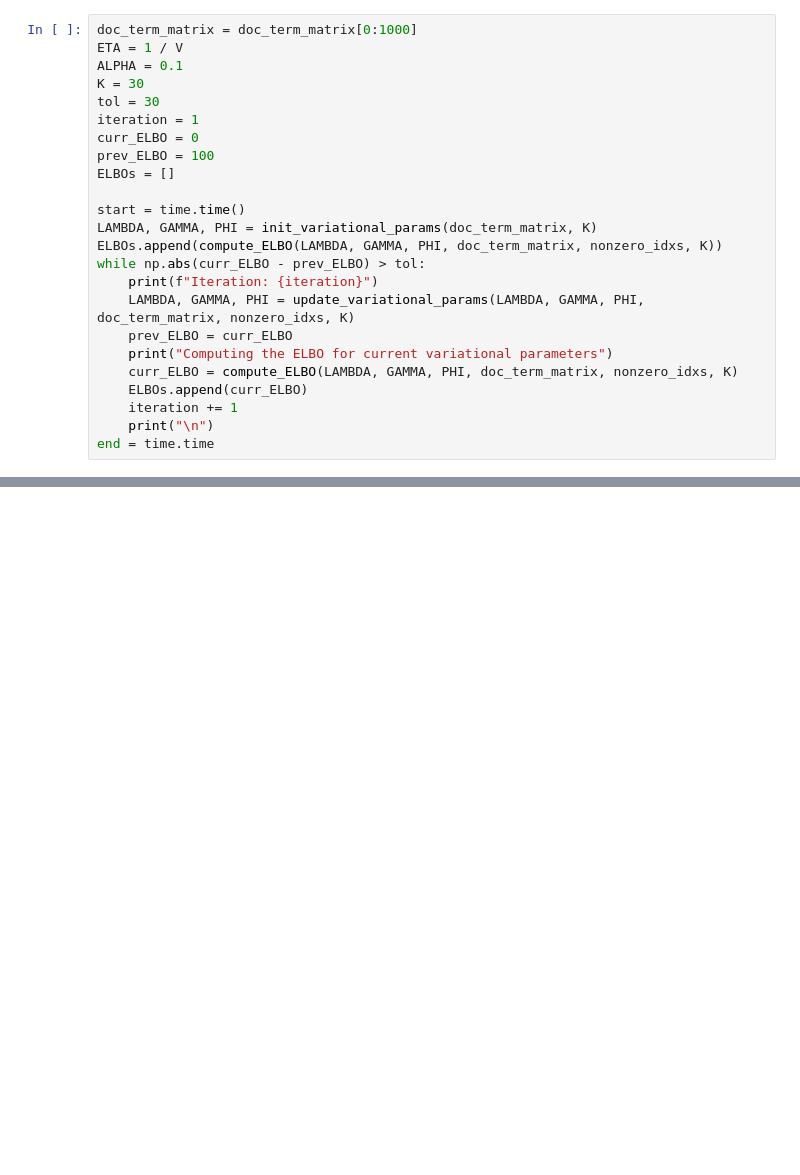
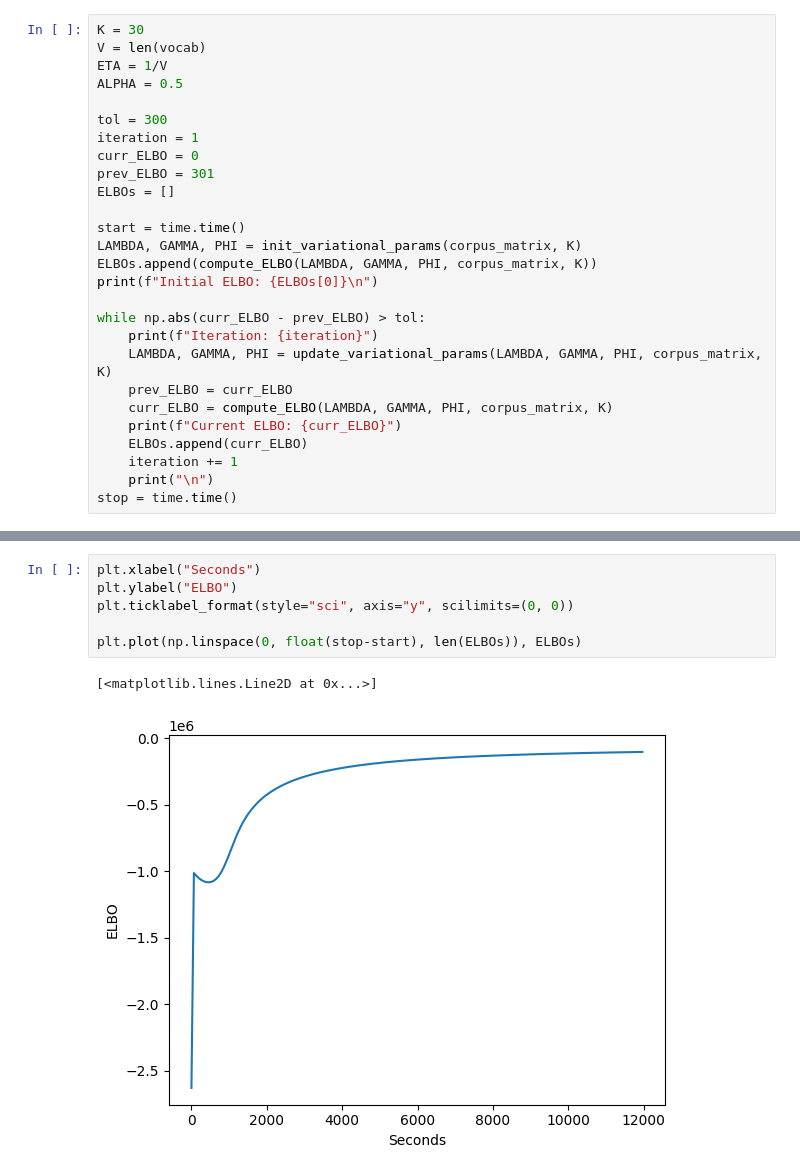
Before and after one commit to dasaeed/HT, a Jupyter notebook: LDA/LDA_AP.ipynb, the cells around one changed output, grey strips where cells are left out. Saved outputs shown, nothing was run; the diff lists cells and outputs as text; blank space fills up the shorter version.

Commit message:
ap corpus stuff

```diff
--- a/LDA/LDA_AP.ipynb
+++ b/LDA/LDA_AP.ipynb
@@ -156,25 +258,28 @@ def update_variational_params(LAMBDA, GAMMA, PHI, doc_term_matrix, nonzero_idxs,
 # %%
-doc_term_matrix = doc_term_matrix[0:1000]
-ETA = 1 / V
-ALPHA = 0.1
 K = 30
-tol = 30
+V = len(vocab)
+ETA = 1/V
+ALPHA = 0.5
+
+tol = 300
 iteration = 1
 curr_ELBO = 0
-prev_ELBO = 100
+prev_ELBO = 301
 ELBOs = []
 
 start = time.time()
-LAMBDA, GAMMA, PHI = init_variational_params(doc_term_matrix, K)
-ELBOs.append(compute_ELBO(LAMBDA, GAMMA, PHI, doc_term_matrix, nonzero_idxs, K))
+LAMBDA, GAMMA, PHI = init_variational_params(corpus_matrix, K)
+ELBOs.append(compute_ELBO(LAMBDA, GAMMA, PHI, corpus_matrix, K))
+print(f"Initial ELBO: {ELBOs[0]}\n")
+
 while np.abs(curr_ELBO - prev_ELBO) > tol:
     print(f"Iteration: {iteration}")
-    LAMBDA, GAMMA, PHI = update_variational_params(LAMBDA, GAMMA, PHI, doc_term_matrix, nonzero_idxs, K)
+    LAMBDA, GAMMA, PHI = update_variational_params(LAMBDA, GAMMA, PHI, corpus_matrix, K)
     prev_ELBO = curr_ELBO
-    print("Computing the ELBO for current variational parameters")
-    curr_ELBO = compute_ELBO(LAMBDA, GAMMA, PHI, doc_term_matrix, nonzero_idxs, K)
+    curr_ELBO = compute_ELBO(LAMBDA, GAMMA, PHI, corpus_matrix, K)
+    print(f"Current ELBO: {curr_ELBO}")
     ELBOs.append(curr_ELBO)
     iteration += 1
     print("\n")
-end = time.time
+stop = time.time()
 # %% [output]
@@ -190,0 +334,9 @@ Computing the ELBO for current variational parameters
+# %%
+plt.xlabel("Seconds")
+plt.ylabel("ELBO")
+plt.ticklabel_format(style="sci", axis="y", scilimits=(0, 0))
+
+plt.plot(np.linspace(0, float(stop-start), len(ELBOs)), ELBOs)
+# %% [output]
+[<matplotlib.lines.Line2D at 0x...>]
+[figure, added]
```
Also changed, not shown: parts of 6 cells of this notebook, 1 other file.
